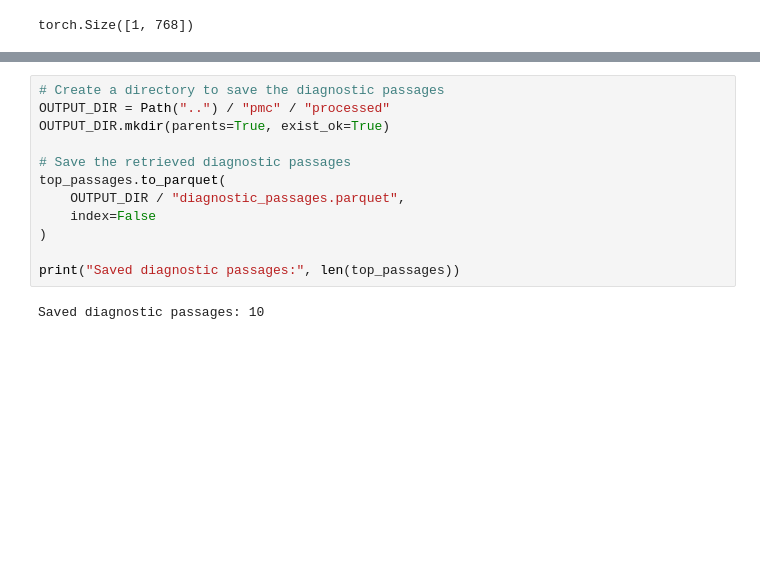
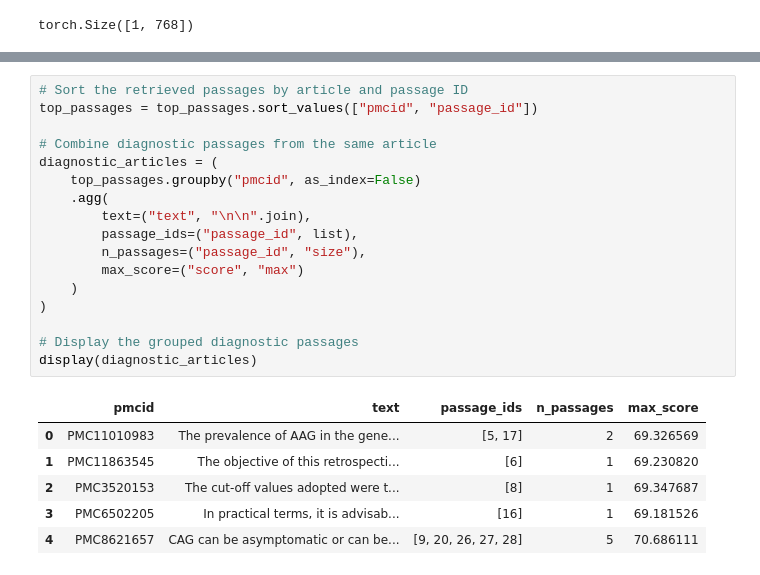
Before and after one commit to MothEars/SCI501_Project, a Jupyter notebook: notebooks/MedCPT.ipynb, the cells around one changed output, grey strips where cells are left out. Cells and saved outputs as stored; diff of their text form; blank space fills up the shorter version.

Commit message:
Group diagnostic passages by article and save them

```diff
--- a/notebooks/MedCPT.ipynb
+++ b/notebooks/MedCPT.ipynb
@@ -313,16 +313,26 @@ display(top_passages[["pmcid", "passage_id", "section", "score", "text"]])
 | 2656 | PMC6502205 | 16 | Conclusion | 69.181526 | In practical terms, it is advisab... |
 | 627 | PMC11010983 | 17 | 4. Diagnosis | 69.167892 | An accurate endoscopic examinatio... |
 # %%
-# Create a directory to save the diagnostic passages
-OUTPUT_DIR = Path("..") / "pmc" / "processed"
-OUTPUT_DIR.mkdir(parents=True, exist_ok=True)
+# Sort the retrieved passages by article and passage ID
+top_passages = top_passages.sort_values(["pmcid", "passage_id"])
 
-# Save the retrieved diagnostic passages
-top_passages.to_parquet(
-    OUTPUT_DIR / "diagnostic_passages.parquet",
-    index=False
+# Combine diagnostic passages from the same article
+diagnostic_articles = (
+    top_passages.groupby("pmcid", as_index=False)
+    .agg(
+        text=("text", "\n\n".join),
+        passage_ids=("passage_id", list),
+        n_passages=("passage_id", "size"),
+        max_score=("score", "max")
+    )
 )
 
-print("Saved diagnostic passages:", len(top_passages))
+# Display the grouped diagnostic passages
+display(diagnostic_articles)
 # %% [output]
-Saved diagnostic passages: 10
+|  | pmcid | text | passage_ids | n_passages | max_score |
+| 0 | PMC11010983 | The prevalence of AAG in the gene... | [5, 17] | 2 | 69.326569 |
+| 1 | PMC11863545 | The objective of this retrospecti... | [6] | 1 | 69.230820 |
+| 2 | PMC3520153 | The cut-off values adopted were t... | [8] | 1 | 69.347687 |
+| 3 | PMC6502205 | In practical terms, it is advisab... | [16] | 1 | 69.181526 |
+| 4 | PMC8621657 | CAG can be asymptomatic or can be... | [9, 20, 26, 27, 28] | 5 | 70.686111 |
```
Also changed, not shown: parts of 1 cell of this notebook.
